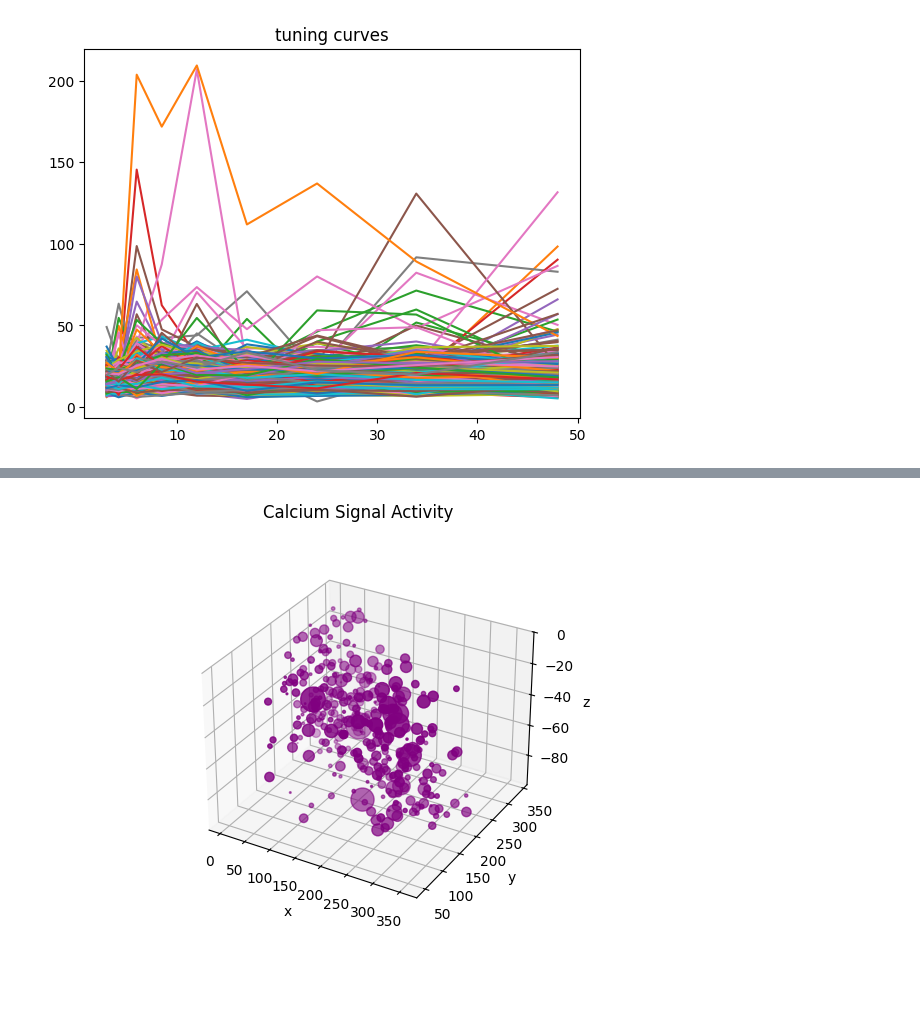
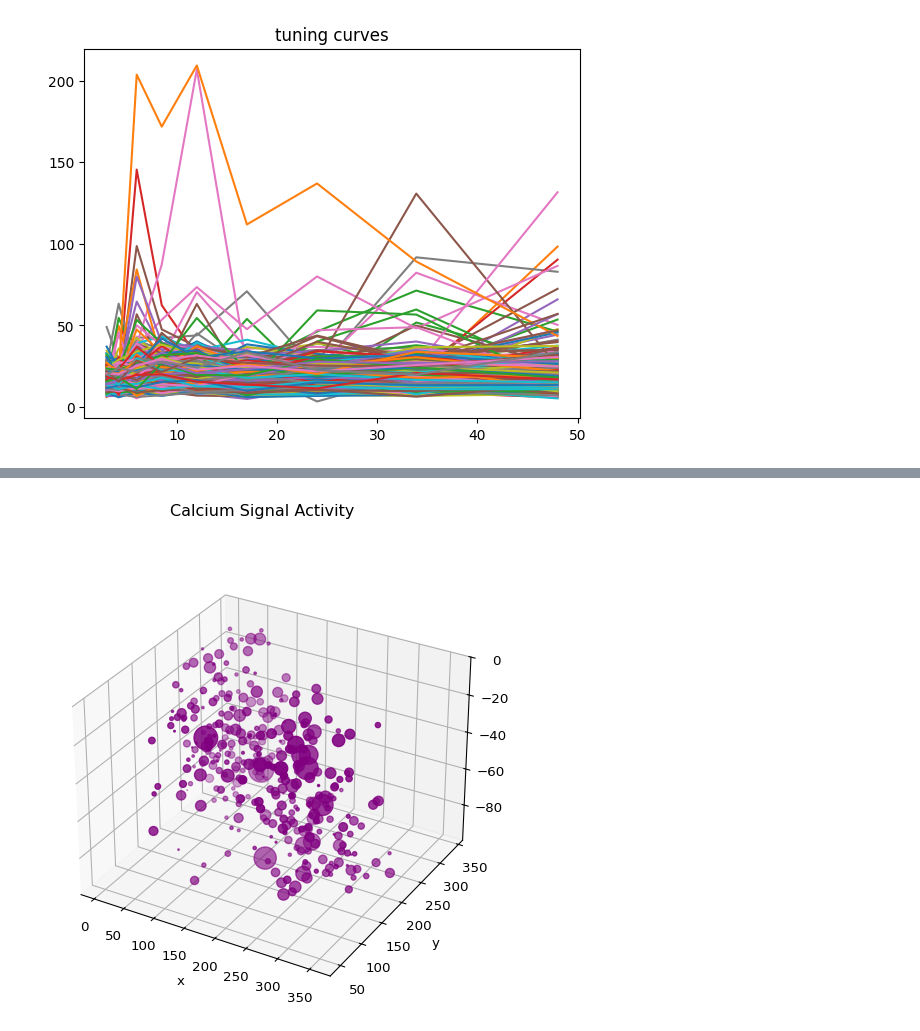
Before and after one commit to 0mWh/pqic-gic-quadrigems, a Jupyter notebook: notebooks/waveforms.ipynb, the cells around one changed output, grey strips where cells are left out. Cells and saved outputs as stored; diff of their text form; code cells hidden in the pictures; blank space fills up the shorter version.

Commit message:
visualization is nicer

```diff
--- a/notebooks/waveforms.ipynb
+++ b/notebooks/waveforms.ipynb
@@ -215,0 +205,27 @@ ani.save(ENV['PWD'] + '/data/animated_calcium_signal_gradient_p0.01.mp4')
+# %%
+# calcium signal gradients
+plt.close()
+
+# filter data
+graph_x = xyz_combs[selected]
+graph_g = grads[selected]
+graph_n = int(selected.sum())
+
+# %matplotlib widget
+fig = plt.figure(6, figsize=(6,6), dpi=96)
+fig.tight_layout()
+fig.suptitle('Calcium Signal Activity Gradient')
+ax = fig.add_subplot(111, projection='3d')
+
+def update(frame):
+    ax.clear()
+    ax.set_xlabel('x')
+    ax.set_ylabel('y')
+    ax.set_zlabel('z')
+
+    for i in range(graph_n):
+        ax.plot(*graph_x[i].T, alpha=frame[i], linewidth=1, color='purple')
+
+update(graph_g.T[0])
+# ani = animation.FuncAnimation(fig, update, frames=tqdm(graph_g.T), interval=1000/30)
+# ani.save(ENV['PWD'] + '/data/animated_calcium_signal_gradient_p0.01.mp4')
@@ -218,27 +236,25 @@ plt.close()
 try: ani.event_source.stop()
 except: pass
 # %%
-# animated calcium signal data
+# calcium signal values/time
 plt.close()
-ps = range(0, 5)
 
-%matplotlib widget
-fig = plt.figure(7)
+# %matplotlib widget
+fig = plt.figure(7, figsize=(6, 6), dpi=96)
+fig.suptitle('Calcium Signal Activity')
 fig.tight_layout()
-fig.suptitle('Calcium Signal Activity')
 ax = fig.add_subplot(projection='3d')
-x, y, z = planes.loc[ps].to_numpy().T
 
 def update(frame):
     ax.clear()
     ax.set_xlabel('x')
     ax.set_ylabel('y')
     ax.set_zlabel('z')
-    ax.scatter(x, y, z, s=fts.loc[ps][frame], c='purple')
 
-update(0)
+    ax.scatter(*xyz.T, s=frame, c='purple')
 
-# ani = animation.FuncAnimation(fig, update, frames=fts.loc[ps].shape[1], interval=1000/30)
-# ani.save(ENV['PWD'] + '/data/animated_calcium_signal_data_1-6.mp4')
+update(xyzs.T[0])
+# ani = animation.FuncAnimation(fig, update, frames=tqdm(xyzs.T), interval=1000/30)
+# ani.save(ENV['PWD'] + '/data/animated_calcium_signal_data_0-4.mp4', dpi=300, codec='hevc_nvenc')
 # %% [output]
-[figure, old version]
+[figure, new version]
```
Also changed, not shown: parts of 5 cells of this notebook, 3 other files.
